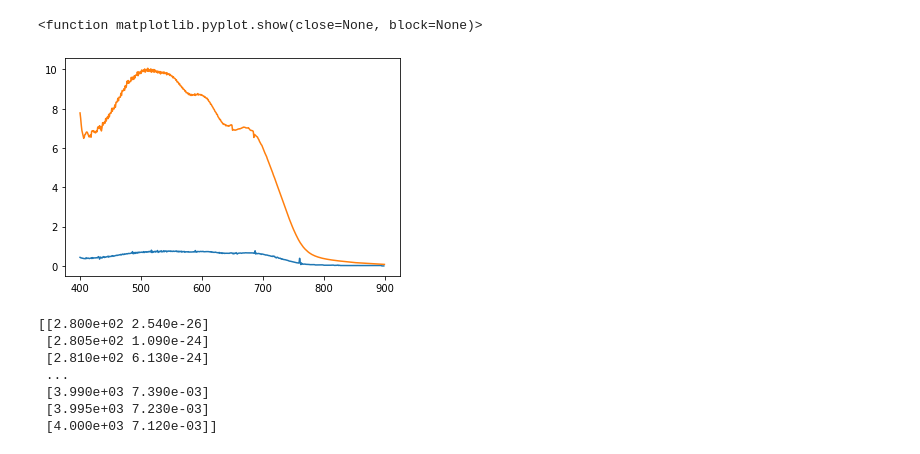
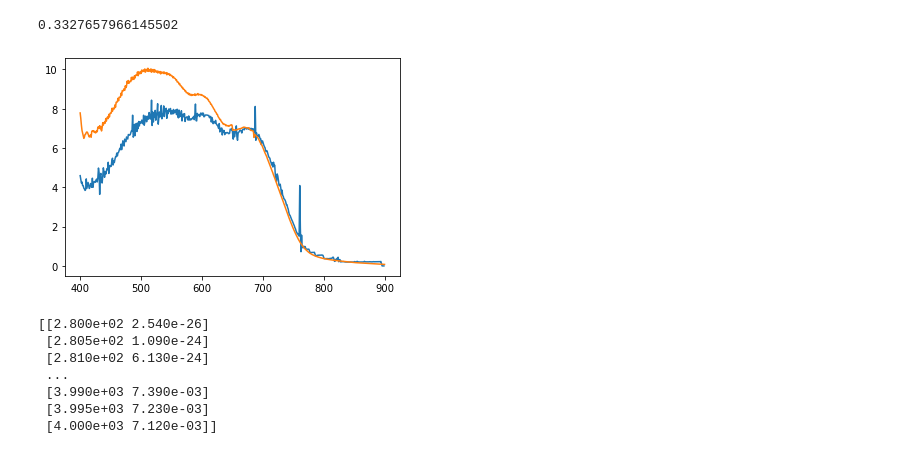
Before and after one commit to mcasademont9/SOLS-EQE, a Jupyter notebook: Simulations EQE finder/EQE_calculations.ipynb, the cells around one changed output. Saved outputs shown, nothing was run; the diff lists cells and outputs as text; code cells hidden in the pictures.

Commit message:
EQE extraction from simulation data
The first and simplest aproximation for exgtracting the EQE from the simulation data (including all the simulation code)

```diff
--- a/Simulations EQE finder/EQE_calculations.ipynb
+++ b/Simulations EQE finder/EQE_calculations.ipynb
@@ -20,7 +20,8 @@ if __name__ == '__main__':
     # between these two files is that one must end with a _JV string and the other with an _EQE string.
     #File_Directory = filedialog.askdirectory(title='Select the directory with the EQE curves, Jv curves and solar data files', initialdir=os.getcwd(), mustexist=True)  # Ask for the directory where all the EQE and JV curve files are
     #print(File_Directory)
-    File_Directory = 'C:/Users/mcasademont/Desktop/ENRIQUE P3HT data for rainbow analysis/ENRIQUE P3HT data for rainbow analysis'
+    #File_Directory = 'C:/Users/mcasademont/Desktop/ENRIQUE P3HT data for rainbow analysis/ENRIQUE P3HT data for rainbow analysis' #Ordinador ICMAB
+    File_Directory = 'C:/Users/UX490UA/Desktop/ENRIQUE P3HT data for rainbow analysis' #Ordinador personal
     Available_files = os.listdir(File_Directory)                                                                                                                        # Save the available files within a list
     # print(*Available_files,sep='\n')                                                              # Print the available filenames for debugging purposes
 
@@ -77,29 +129,29 @@ if __name__ == '__main__':
 # %%
-
 #Now that we have all the data of the different pairs stored in Material_pairs we can start culating the EQE. As a first aproximation, we will say that the derivative of Jsc
 #with respect to the cutting wavelength is equal to the EQE at the cutting wavelength multiplied by the solar irradiance at that wavelength.
 
 index_1 = 2
 index_2 = 3
-Active_layer_1 = Active_layers[index_1]
-Jsc_divWL_slope = np.gradient(np.array(Material_pairs[index_1][index_2].Jsc_Dividing_wavelength_graph_1))
+Active_layer_2 = Active_layers[index_2]
+Jsc_divWL_slope = np.gradient(np.array(Material_pairs[index_1][index_2].Jsc_Dividing_wavelength_graph_2))
 Solar_data_nparray = np.array(Solar_Data)
 EQE_calculated = np.zeros((len(Jsc_divWL_slope)))
 wl_list = np.array(Material_pairs[index_1][index_2].Dividing_wavelength_list)
-for i in range(len(Jsc_divWL_slope)):
+for i in range(len(wl_list)):
     actual_wavelength = wl_list[i]
     Solar_Data_actualwl_index = np.where(Solar_data_nparray[:,0] == wl_list[i])
-    EQE_calculated[i] = 100 *Active_layer_1.Voc * Active_layer_1.Integrated_Jsc_correction_factor * Jsc_divWL_slope[i]/Solar_data_nparray[Solar_Data_actualwl_index,1]
+    EQE_calculated[i] = -100 * 10 * Active_layer_2.Voc *  Jsc_divWL_slope[i]/Solar_data_nparray[Solar_Data_actualwl_index,1] #* 1/(Active_layer_2.Integrated_Jsc_correction_factor)
 
 
 plt.plot(wl_list, EQE_calculated)
-plt.plot(sf.Extract_Column(Active_layer_1.EQE_curve, 0), sf.Extract_Column(Active_layer_1.EQE_curve, 1))
+plt.plot(sf.Extract_Column(Active_layer_2.EQE_curve, 0), sf.Extract_Column(Active_layer_2.EQE_curve, 1))
 #plt.xlim(300,400)
 #plt.ylim(0,10)
 plt.show
+print(Active_layer_2.Integrated_Jsc_correction_factor)
 # %% [output]
-<function matplotlib.pyplot.show(close=None, block=None)>
+0.3327657966145502
-[figure, old version]
+[figure, new version]
 # %%
 print(Solar_data_nparray)
 # %% [output]
```
Also changed, not shown: parts of 1 cell of this notebook, 3 other files.
